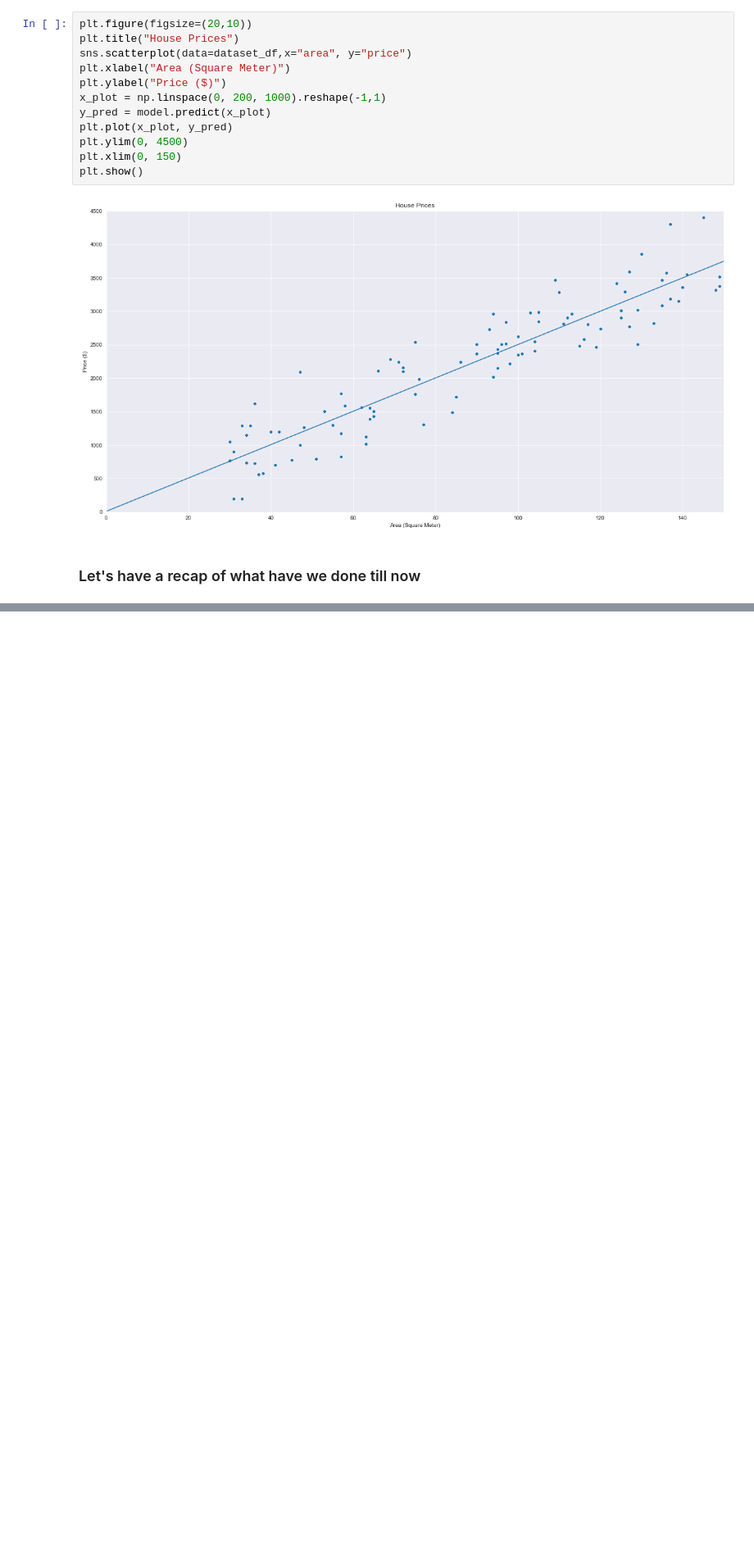
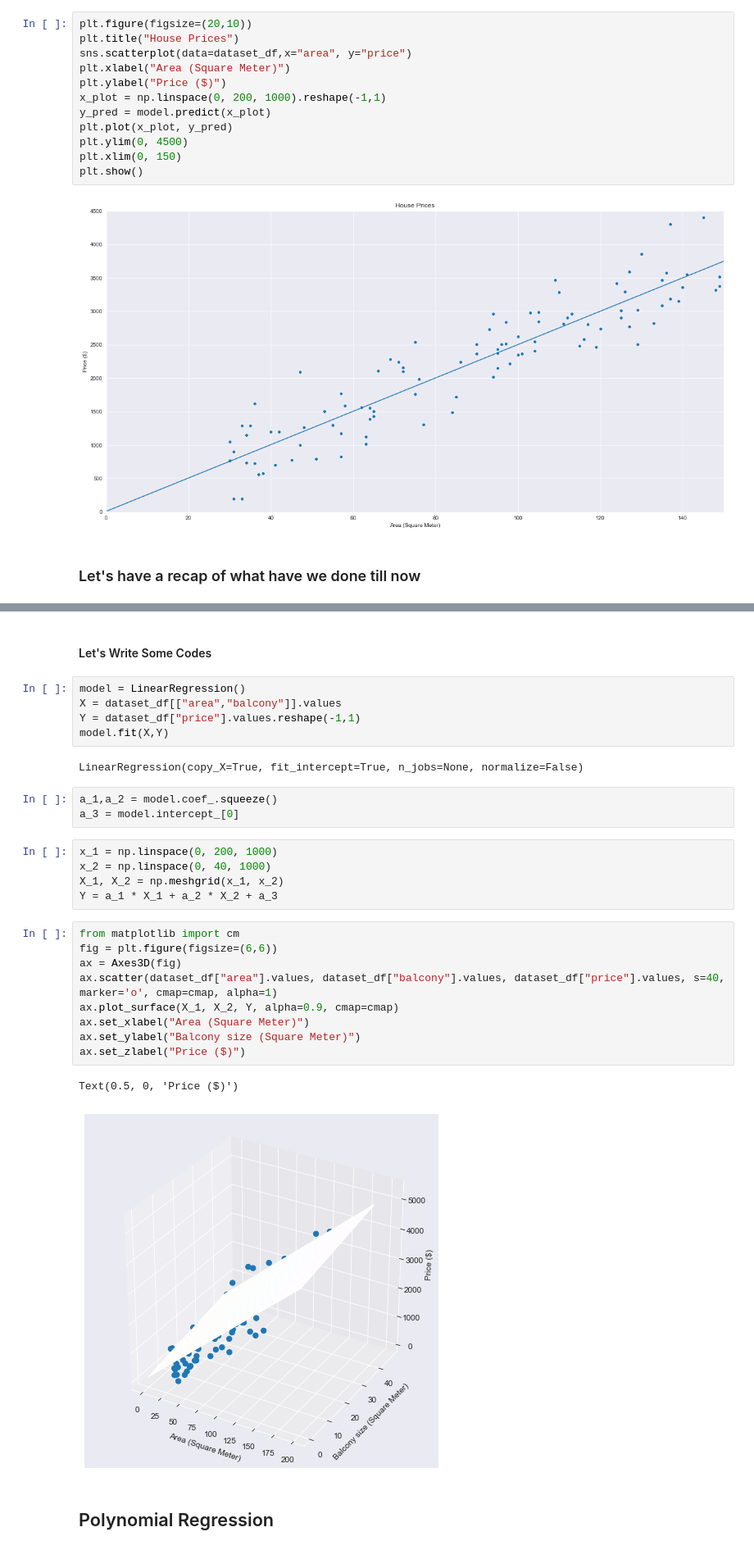
Before and after one commit to SoheilKoohi/ml_course, a Jupyter notebook: 01_linear_regression.ipynb, the cells around one changed output, grey strips where cells are left out. Shown at 82% size. Cells and saved outputs as stored; diff of their text form; blank space fills up the shorter version.

```diff
--- a/01_linear_regression.ipynb
+++ b/01_linear_regression.ipynb
@@ -187,0 +272,31 @@ plt.show()
+# %% [markdown]
+<h4> Let's Write Some Codes</h4>
+# %%
+model = LinearRegression()
+X = dataset_df[["area","balcony"]].values
+Y = dataset_df["price"].values.reshape(-1,1)
+model.fit(X,Y)
+# %% [output]
+LinearRegression(copy_X=True, fit_intercept=True, n_jobs=None, normalize=False)
+# %%
+a_1,a_2 = model.coef_.squeeze()
+a_3 = model.intercept_[0]
+# %%
+x_1 = np.linspace(0, 200, 1000)
+x_2 = np.linspace(0, 40, 1000)
+X_1, X_2 = np.meshgrid(x_1, x_2)
+Y = a_1 * X_1 + a_2 * X_2 + a_3
+# %%
+from matplotlib import cm
+fig = plt.figure(figsize=(6,6))
+ax = Axes3D(fig)
+ax.scatter(dataset_df["area"].values, dataset_df["balcony"].values, dataset_df["price"].values, s=40, marker='o', cmap=cmap, alpha=1)
+ax.plot_surface(X_1, X_2, Y, alpha=0.9, cmap=cmap)
+ax.set_xlabel("Area (Square Meter)")
+ax.set_ylabel("Balcony size (Square Meter)")
+ax.set_zlabel("Price ($)")
+# %% [output]
+Text(0.5, 0, 'Price ($)')
+[figure, added]
+# %% [markdown]
+<h2>Polynomial Regression</h2>
```
Also changed, not shown: parts of 34 cells of this notebook.
